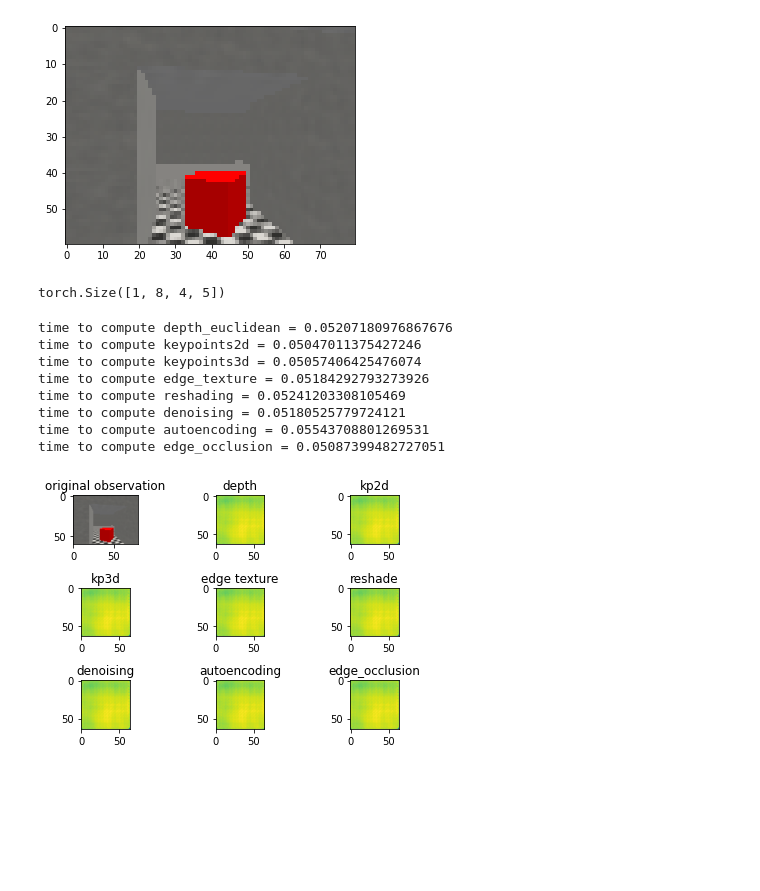
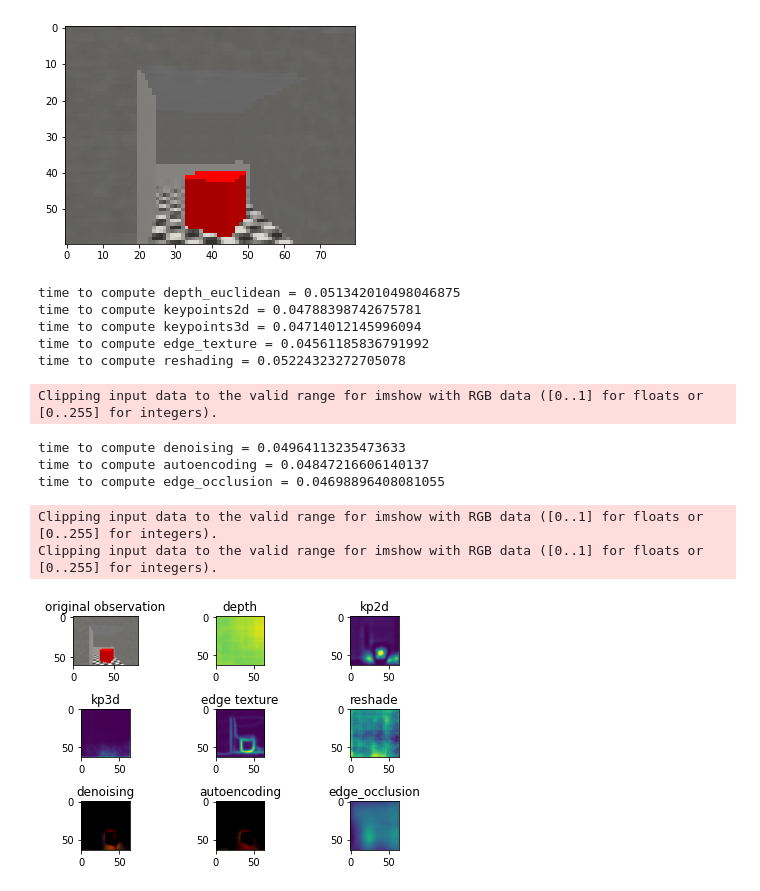
Before and after one commit to RenardDesNeiges/DRRN_miniworld, a Jupyter notebook: research/verify_env_priors.ipynb, the cells around one changed output. Drawn from its saved outputs; the diff is of its cells as text; code cells hidden in the pictures; blank space fills up the shorter version.

```diff
--- a/research/verify_env_priors.ipynb
+++ b/research/verify_env_priors.ipynb
@@ -44,21 +44,18 @@ import torch.utils
 import torch.utils.model_zoo
 
 # Load image and rescale/resize to [-1,1] and 3x256x256
-o_t = torch.Tensor(obs).permute(2,0,1)
-o_t =o_t.unsqueeze(0)/50 - 1
+o_t = torch.Tensor(obs).permute(2,0,1)[0:3,:,:]
+o_t =o_t.unsqueeze(0)/128 - 1
 # %%
 feature = 'keypoints3d'
 representation = visualpriors.representation_transform(o_t, feature, device='cpu') # phi(o_t) in the diagram below
 pred = visualpriors.feature_readout(o_t, feature, device='cpu')
-representation.shape
-# %% [output]
-torch.Size([1, 8, 4, 5])
 # %%
 from time import time
 
 def time_readout(name):
     start = time()
-    out = visualpriors.feature_readout(o_t, 'depth_euclidean', device='cpu')
+    out = visualpriors.feature_readout(o_t, name, device='cpu')
     stop = time()
     print('time to compute ' + name + ' = ' + str(stop-start))
     return out
@@ -67,41 +64,44 @@ depth = time_readout('depth_euclidean')
 kp2d = time_readout('keypoints2d')
 kp3d = time_readout('keypoints3d')
 etext = time_readout('edge_texture')
 reshade = time_readout('reshading')
 denoising = time_readout('denoising')
 autoencoding = time_readout('autoencoding')
 segment_unsup25d = time_readout('edge_occlusion')
 
 
 fig, ((ax1, ax2, ax3), (ax4, ax5, ax6), (ax7, ax8, ax9)) = plt.subplots(3, 3)
-ax1.imshow(obs)
+ax1.imshow(obs[:,:,0:3]/225)
 ax1.set_title("original observation")
 ax2.imshow(depth[0,:,:,:].permute((1,2,0)))
 ax2.set_title("depth")
 ax3.imshow(kp2d[0,:,:,:].permute((1,2,0)))
 ax3.set_title("kp2d")
 ax4.imshow(kp3d[0,:,:,:].permute((1,2,0)))
 ax4.set_title("kp3d")
 ax5.imshow(etext[0,:,:,:].permute((1,2,0)))
 ax5.set_title("edge texture")
 ax6.imshow(reshade[0,:,:,:].permute((1,2,0)))
 ax6.set_title("reshade")
 ax7.imshow(denoising[0,:,:,:].permute((1,2,0)))
 ax7.set_title("denoising")
 ax8.imshow(autoencoding[0,:,:,:].permute((1,2,0)))
 ax8.set_title("autoencoding")
 ax9.imshow(segment_unsup25d[0,:,:,:].permute((1,2,0)))
 ax9.set_title("edge_occlusion")
 fig.tight_layout()
 plt.show()
 # %% [output]
-time to compute depth_euclidean = 0.05207180976867676
-time to compute keypoints2d = 0.05047011375427246
-time to compute keypoints3d = 0.05057406425476074
-time to compute edge_texture = 0.05184292793273926
-time to compute reshading = 0.05241203308105469
-time to compute denoising = 0.05180525779724121
-time to compute autoencoding = 0.05543708801269531
-time to compute edge_occlusion = 0.05087399482727051
+time to compute depth_euclidean = 0.051342010498046875
+time to compute keypoints2d = 0.04788398742675781
+time to compute keypoints3d = 0.04714012145996094
+time to compute edge_texture = 0.04561185836791992
+time to compute reshading = 0.05224323272705078
+Clipping input data to the valid range for imshow with RGB data ([0..1] for floats or [0..255] for integers).
+time to compute denoising = 0.04964113235473633
+time to compute autoencoding = 0.04847216606140137
+time to compute edge_occlusion = 0.04698896408081055
+Clipping input data to the valid range for imshow with RGB data ([0..1] for floats or [0..255] for integers).
+Clipping input data to the valid range for imshow with RGB data ([0..1] for floats or [0..255] for integers).
-[figure, old version]
+[figure, new version]
 # %%
```
Also changed, not shown: parts of 3 cells of this notebook, 2 other files.
